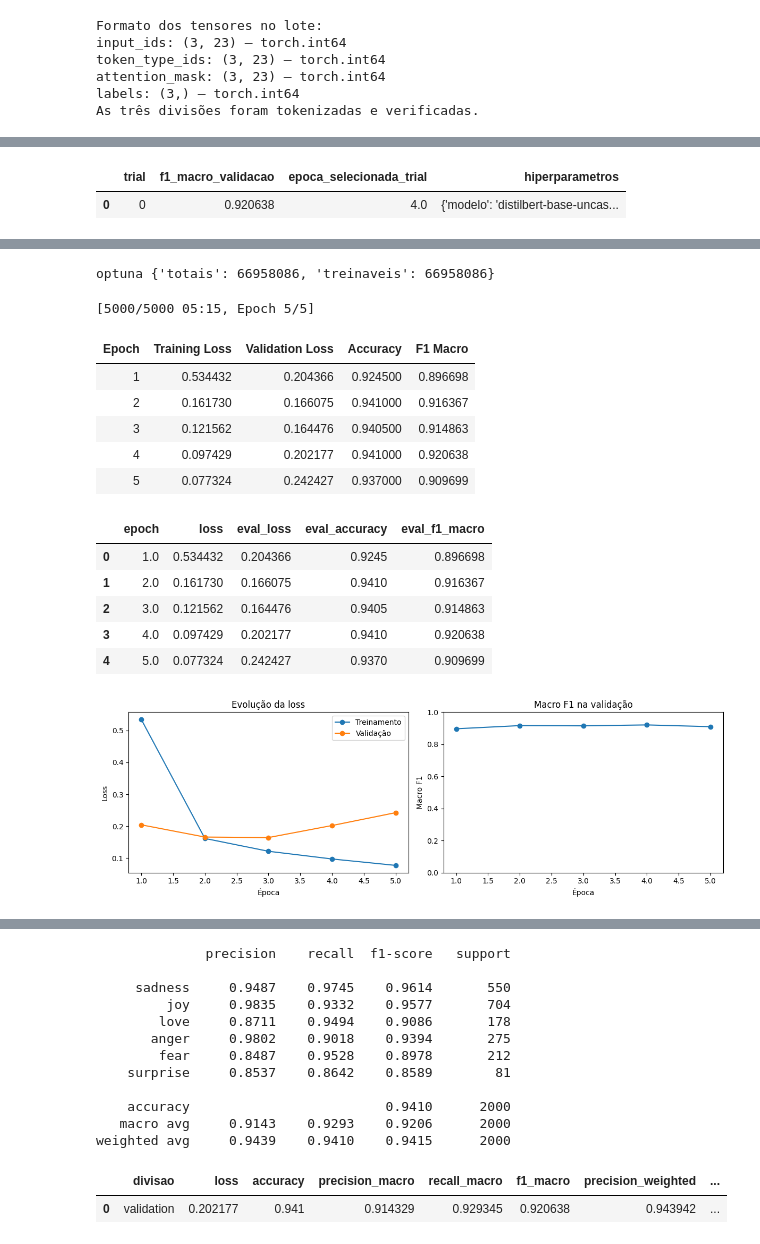
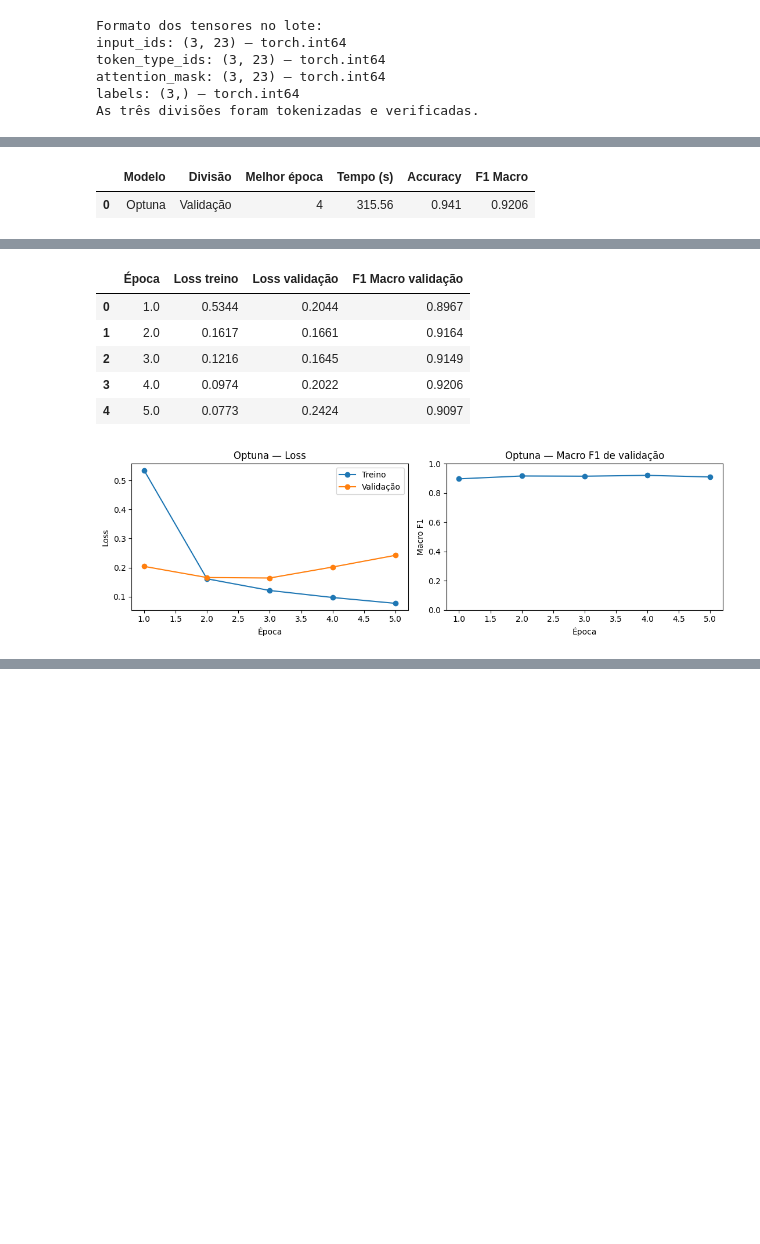
Before and after one commit to DaviSeiji/transformers-rn, a Jupyter notebook: Projeto5_Transformers.ipynb, the cells around one changed output, grey strips where cells are left out. Drawn from its saved outputs; the diff is of its cells as text; code cells hidden in the pictures; blank space fills up the shorter version.

Commit message:
completo

```diff
--- a/Projeto5_Transformers.ipynb
+++ b/Projeto5_Transformers.ipynb
@@ -1077,26 +878,5 @@ A época do trial fica registrada para auditoria; não concatenamos treino e val
 # %%
-if any(t.state == TrialState.RUNNING for t in estudo.trials):
-    raise RuntimeError("Ainda existe um trial em execução.")
-if sum(t.state.is_finished() for t in estudo.trials) < TOTAL_TRIALS:
-    raise RuntimeError(f"Conclua o orçamento de {TOTAL_TRIALS} trials antes do treinamento final.")
-completos = estudo.get_trials(states=(TrialState.COMPLETE,))
-if not completos:
-    raise RuntimeError("Nenhum trial concluído com sucesso.")
-melhor_trial = estudo.best_trial
-hp_otimizados = {
-    **HIPERPARAMETROS_FIXOS, **melhor_trial.params,
-    "scheduler": "constant_with_warmup",
-}
-selecao_optuna = {
-    "trial": melhor_trial.number, "f1_macro_validacao": melhor_trial.value,
-    "epoca_selecionada_trial": melhor_trial.user_attrs["epoca_selecionada"],
-    "hiperparametros": hp_otimizados,
-}
-display(pd.DataFrame([selecao_optuna]))
-resultado_otimizado = treinar_experimento(
-    "optuna", hp_otimizados, early_stopping=True,
-)
-salvar_json(PASTA_OPTUNA / "melhor_trial.json", selecao_optuna)
+apresentar_modelo("optuna")
 # %% [output]
-|  | trial | f1_macro_validacao | epoca_selecionada_trial | hiperparametros |
-| 0 | 0 | 0.920638 | 4.0 | {'modelo': 'distilbert-base-uncas... |
+|  | Modelo | Divisão | Melhor época | Tempo (s) | Accuracy | F1 Macro |
+| 0 | Optuna | Validação | 4 | 315.56 | 0.941 | 0.9206 |
@@ -1119,15 +883,7 @@ Notes:
-optuna {'totais': 66958086, 'treinaveis': 66958086}
-[5000/5000 05:15, Epoch 5/5]
-| Epoch | Training Loss | Validation Loss | Accuracy | F1 Macro |
-| 1 | 0.534432 | 0.204366 | 0.924500 | 0.896698 |
-| 2 | 0.161730 | 0.166075 | 0.941000 | 0.916367 |
-| 3 | 0.121562 | 0.164476 | 0.940500 | 0.914863 |
-| 4 | 0.097429 | 0.202177 | 0.941000 | 0.920638 |
-| 5 | 0.077324 | 0.242427 | 0.937000 | 0.909699 |
+|  | Época | Loss treino | Loss validação | F1 Macro validação |
+| 0 | 1.0 | 0.5344 | 0.2044 | 0.8967 |
+| 1 | 2.0 | 0.1617 | 0.1661 | 0.9164 |
+| 2 | 3.0 | 0.1216 | 0.1645 | 0.9149 |
+| 3 | 4.0 | 0.0974 | 0.2022 | 0.9206 |
+| 4 | 5.0 | 0.0773 | 0.2424 | 0.9097 |
-|  | epoch | loss | eval_loss | eval_accuracy | eval_f1_macro |
-| 0 | 1.0 | 0.534432 | 0.204366 | 0.9245 | 0.896698 |
-| 1 | 2.0 | 0.161730 | 0.166075 | 0.9410 | 0.916367 |
-| 2 | 3.0 | 0.121562 | 0.164476 | 0.9405 | 0.914863 |
-| 3 | 4.0 | 0.097429 | 0.202177 | 0.9410 | 0.920638 |
-| 4 | 5.0 | 0.077324 | 0.242427 | 0.9370 | 0.909699 |
-[figure, old version]
+[figure, new version]
@@ -1135,14 +889,0 @@ optuna {'totais': 66958086, 'treinaveis': 66958086}
-              precision    recall  f1-score   support
-
-     sadness     0.9487    0.9745    0.9614       550
-         joy     0.9835    0.9332    0.9577       704
-        love     0.8711    0.9494    0.9086       178
-       anger     0.9802    0.9018    0.9394       275
-        fear     0.8487    0.9528    0.8978       212
-    surprise     0.8537    0.8642    0.8589        81
-
-    accuracy                         0.9410      2000
-   macro avg     0.9143    0.9293    0.9206      2000
-weighted avg     0.9439    0.9410    0.9415      2000
-|  | divisao | loss | accuracy | precision_macro | recall_macro | f1_macro | precision_weighted | ... |
-| 0 | validation | 0.202177 | 0.941 | 0.914329 | 0.929345 | 0.920638 | 0.943942 | ... |
```
Also changed, not shown: parts of 44 cells of this notebook, 17 other files.
